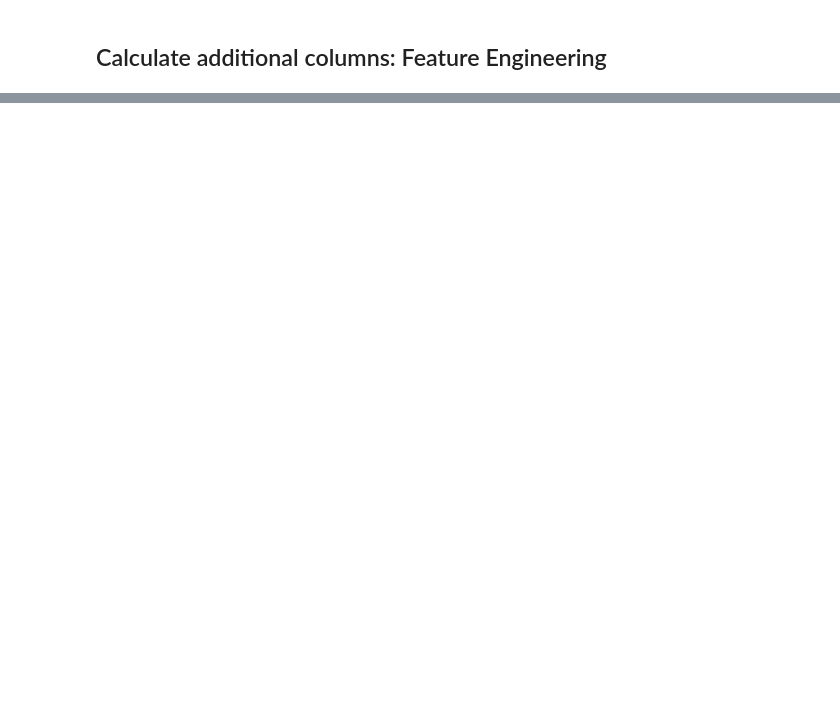
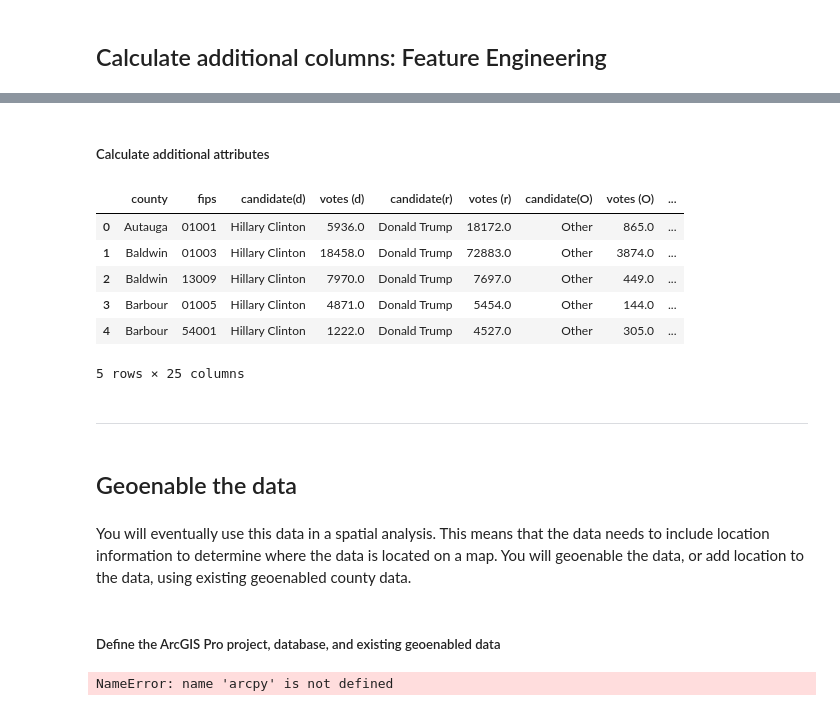
Before and after one commit to codebrain001/Spatial-Data-Engineering-using-Dask-in-ArcGIS-Pro, a Jupyter notebook: Dask.ipynb, the cells around one changed output, grey strips where cells are left out. Cells and saved outputs as stored; diff of their text form; code cells hidden in the pictures; blank space fills up the shorter version.

```diff
--- a/Dask.ipynb
+++ b/Dask.ipynb
@@ -595,0 +248,3 @@ dask_df.head()
+# %%
+c = dask_df["county"].unique().compute()
+county = dict((i,dict()) for i in list(c))
@@ -595,0 +281,6 @@ dask_df.head()
+# %%
+data = []
+for key, items in county.items():
+
+    for key, item in items.items():
+        data.append(item)
@@ -595,0 +300,3 @@ dask_df.head()
+# %%
+dt = pd.DataFrame(data)
+df = dd.from_pandas(dt,npartitions=1)
@@ -640,0 +335,2 @@ npartitions=1
+# %%
+df['votes_total'] = df['votes (d)'] + df['votes (r)'] + df['votes (O)']
@@ -640,0 +346,53 @@ npartitions=1
+# %% [markdown]
+##### Calculate additional attributes
+# %%
+# Calculate voter share attributes
+df['voter_share_major_party'] = (df['votes (d)'] + df['votes (r)']) / df['votes_total']
+df['voter_share_dem'] = df['votes (d)'] / df['votes_total']
+df['voter_share_gop'] = df['votes (r)'] / df['votes_total']
+df['voter_share_other'] = df['votes (O)'] / df['votes_total']
+
+# Calculate raw difference attributes
+df['rawdiff_dem_vs_gop'] = df['votes (d)'] - df['votes (r)']
+df['rawdiff_gop_vs_dem'] = df['votes (r)'] - df['votes (d)']
+df['rawdiff_dem_vs_other'] = df['votes (d)'] - df['votes (O)']
+df['rawdiff_gop_vs_other'] = df['votes (r)'] - df['votes (O)']
+df['rawdiff_other_vs_dem'] = df['votes (O)'] - df['votes (d)']
+df['rawdiff_other_vs_gop'] = df['votes (O)'] - df['votes (r)']
+
+# Calculate percent difference attributes
+df['pctdiff_dem_vs_gop'] = (df['votes (d)'] - df['votes (r)']) / df['votes_total']
+df['pctdiff_gop_vs_dem'] = (df['votes (r)'] - df['votes (d)']) / df['votes_total']
+df['pctdiff_dem_vs_other'] = (df['votes (d)'] - df['votes (O)']) / df['votes_total']
+df['pctdiff_gop_vs_other'] = (df['votes (r)'] - df['votes (O)']) / df['votes_total']
+df['pctdiff_other_vs_dem'] = (df['votes (O)'] - df['votes (d)']) / df['votes_total']
+df['pctdiff_other_vs_gop'] = (df['votes (O)'] - df['votes (r)']) / df['votes_total']
+
+df.head()
+# %% [output]
+|  | county | fips | candidate(d) | votes (d) | candidate(r) | votes (r) | candidate(O) | votes (O) | ... |
+| 0 | Autauga | 01001 | Hillary Clinton | 5936.0 | Donald Trump | 18172.0 | Other | 865.0 | ... |
+| 1 | Baldwin | 01003 | Hillary Clinton | 18458.0 | Donald Trump | 72883.0 | Other | 3874.0 | ... |
+| 2 | Baldwin | 13009 | Hillary Clinton | 7970.0 | Donald Trump | 7697.0 | Other | 449.0 | ... |
+| 3 | Barbour | 01005 | Hillary Clinton | 4871.0 | Donald Trump | 5454.0 | Other | 144.0 | ... |
+| 4 | Barbour | 54001 | Hillary Clinton | 1222.0 | Donald Trump | 4527.0 | Other | 305.0 | ... |
+5 rows × 25 columns
+# %% [markdown]
+***
+# %% [markdown]
+## Geoenable the data
+# %% [markdown]
+You will eventually use this data in a spatial analysis. This means that the data needs to include location information to determine where the data is located on a map. You will geoenable the data, or add location to the data, using existing geoenabled county data.
+# %% [markdown]
+##### Define the ArcGIS Pro project, database, and existing geoenabled data
+# %%
+# Create variables that represent the ArcGIS Pro project and map
+aprx = arcpy.mp.ArcGISProject("CURRENT")
+mp = aprx.listMaps('Data Engineering')[0]
+
+# Create a variable that represents the default file geodatabase
+fgdb = r"Data Engineering and Visualization.gdb"
+aprx.defaultGeodatabase = fgdb
+arcpy.env.workspace = fgdb
+# %% [output]
+NameError: name 'arcpy' is not defined
```
Also changed, not shown: parts of 65 cells of this notebook, 1 other file.
